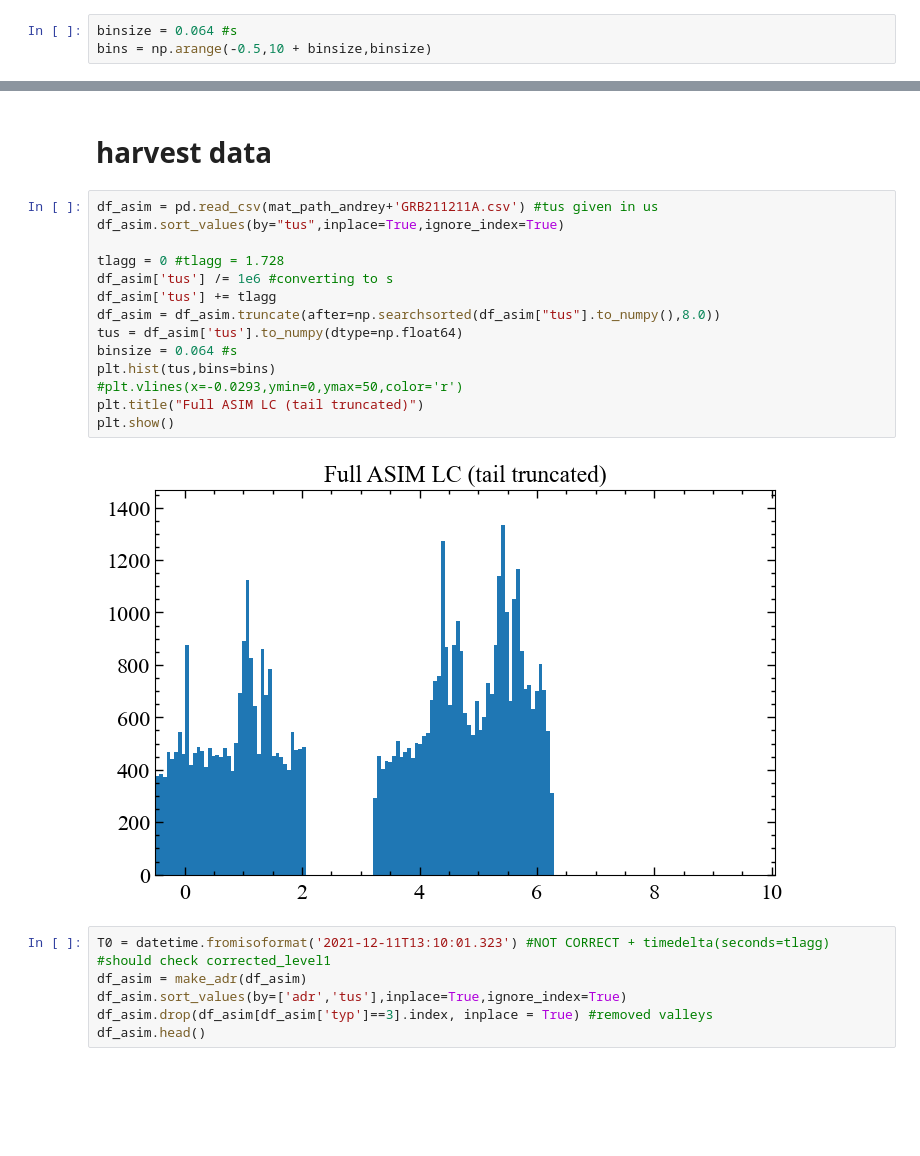
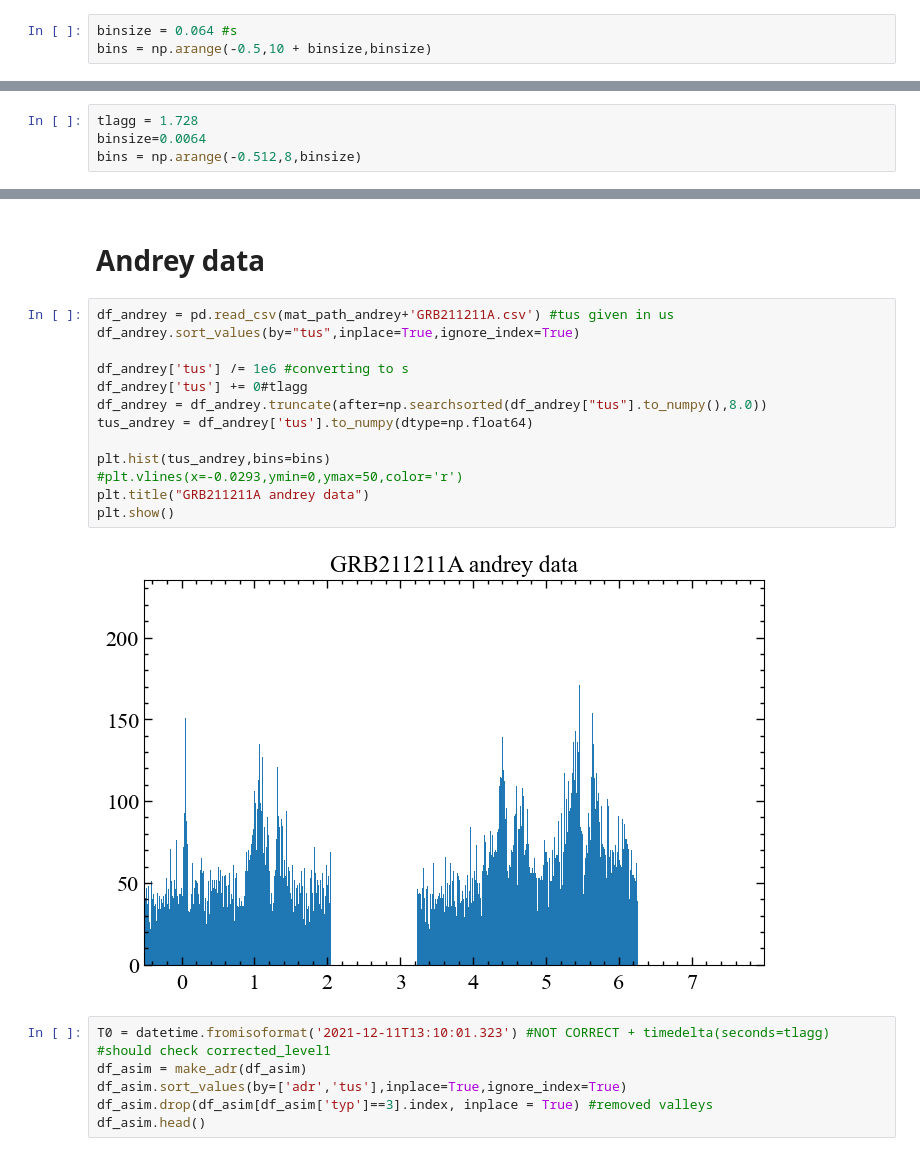
Before and after one commit to AndreasRamsli/GRB, a Jupyter notebook: xspec/GRB211211A/GRB211211A_analysis.ipynb, the cells around one changed output, grey strips where cells are left out. Saved outputs shown, nothing was run; the diff lists cells and outputs as text; blank space fills up the shorter version.

```diff
--- a/xspec/GRB211211A/GRB211211A_analysis.ipynb
+++ b/xspec/GRB211211A/GRB211211A_analysis.ipynb
@@ -118,0 +139,4 @@ bins = np.arange(-0.5,10 + binsize,binsize)
+# %%
+tlagg = 1.728
+binsize=0.0064
+bins = np.arange(-0.512,8,binsize)
@@ -119,21 +152,20 @@ bins = np.arange(-0.5,10 + binsize,binsize)
 # %% [markdown]
-# harvest data
+# Andrey data
 # %%
-df_asim = pd.read_csv(mat_path_andrey+'GRB211211A.csv') #tus given in us
-df_asim.sort_values(by="tus",inplace=True,ignore_index=True)
+df_andrey = pd.read_csv(mat_path_andrey+'GRB211211A.csv') #tus given in us
+df_andrey.sort_values(by="tus",inplace=True,ignore_index=True)
 
-tlagg = 0 #tlagg = 1.728
-df_asim['tus'] /= 1e6 #converting to s
-df_asim['tus'] += tlagg
-df_asim = df_asim.truncate(after=np.searchsorted(df_asim["tus"].to_numpy(),8.0))
-tus = df_asim['tus'].to_numpy(dtype=np.float64)
-binsize = 0.064 #s
-plt.hist(tus,bins=bins)
+df_andrey['tus'] /= 1e6 #converting to s
+df_andrey['tus'] += 0#tlagg
+df_andrey = df_andrey.truncate(after=np.searchsorted(df_andrey["tus"].to_numpy(),8.0))
+tus_andrey = df_andrey['tus'].to_numpy(dtype=np.float64)
+
+plt.hist(tus_andrey,bins=bins)
 #plt.vlines(x=-0.0293,ymin=0,ymax=50,color='r')
-plt.title("Full ASIM LC (tail truncated)")
+plt.title("GRB211211A andrey data")
 plt.show()
 # %% [output]
-[figure, old version]
+[figure, new version]
 # %%
 T0 = datetime.fromisoformat('2021-12-11T13:10:01.323') #NOT CORRECT + timedelta(seconds=tlagg) #should check corrected_level1
 df_asim = make_adr(df_asim)
```
Also changed, not shown: parts of 5 cells of this notebook, 27 other files.
